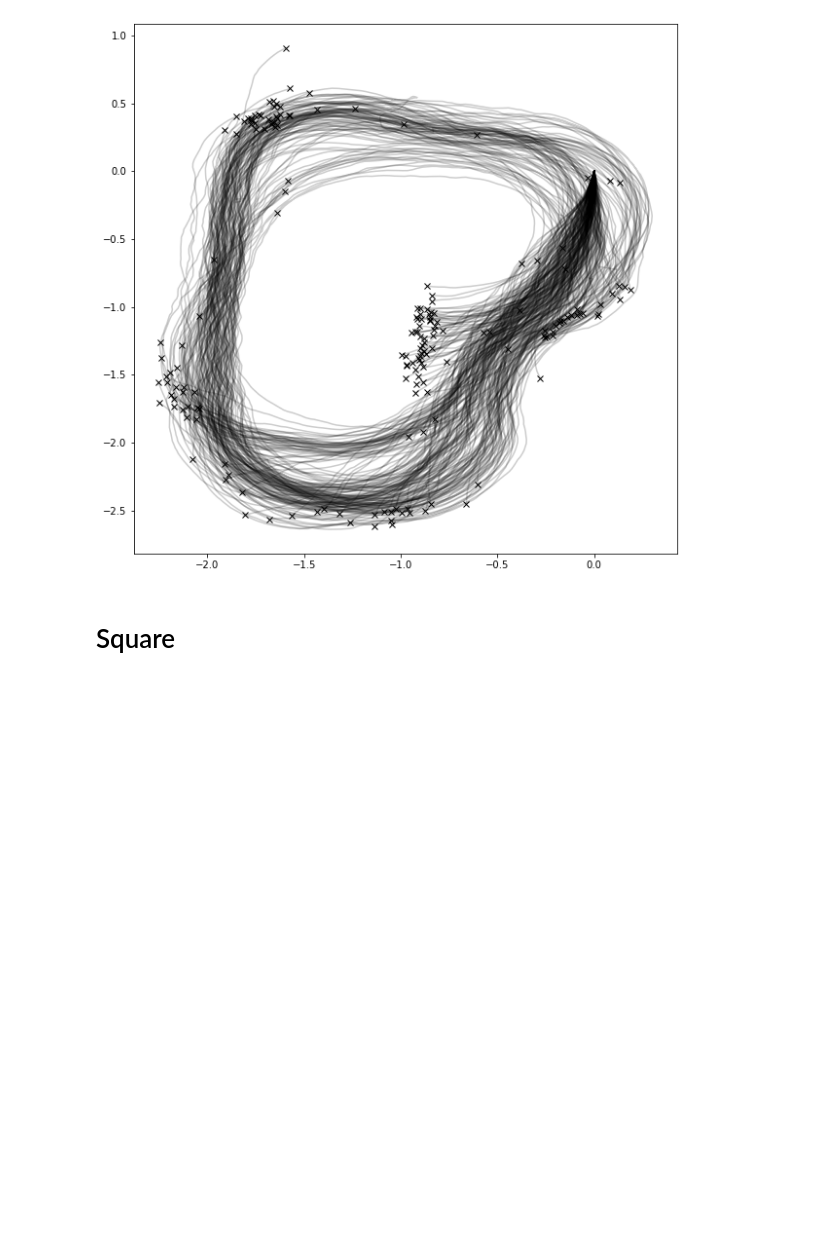
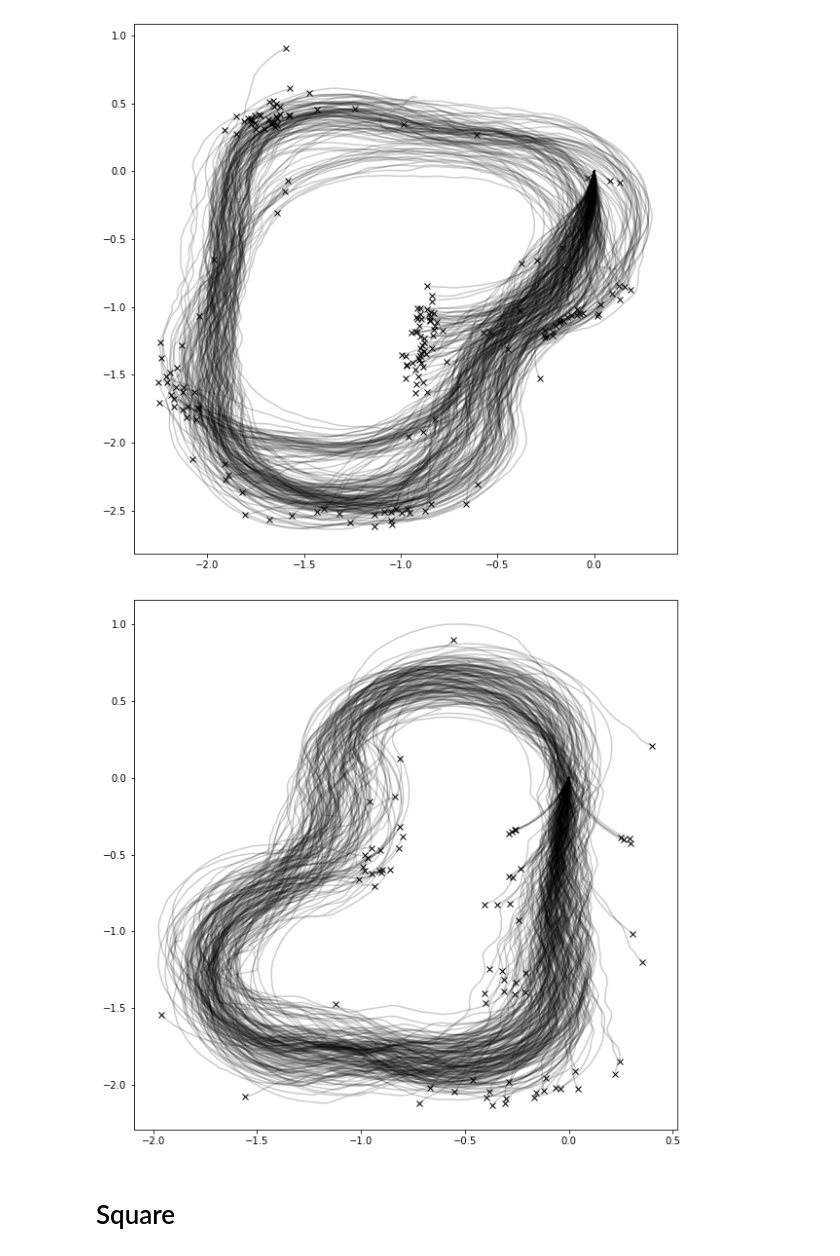
Before and after one commit to ari-viitala/RLDonkeyCar, a Jupyter notebook: analysis/Results.ipynb, the cells around one changed output. Cells and saved outputs as stored; diff of their text form; code cells hidden in the pictures; blank space fills up the shorter version.

```diff
--- a/analysis/Results.ipynb
+++ b/analysis/Results.ipynb
@@ -68,6 +59,10 @@ plot_run_path("./results/real_sac/track/")
 plot_run_path("./results/real_sac/track_favorable_start/")
 # %% [output]
 [figure]
+# %%
+plot_run_path("./results/real_dreamer/track/")
+# %% [output]
+[figure, added]
 # %% [markdown]
 # Square
 # %%
```
Also changed, not shown: parts of 11 cells of this notebook, 10 other files.
